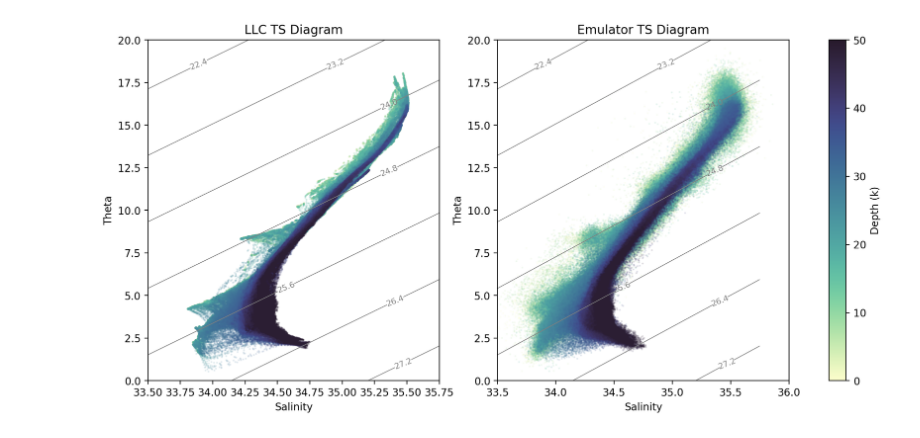
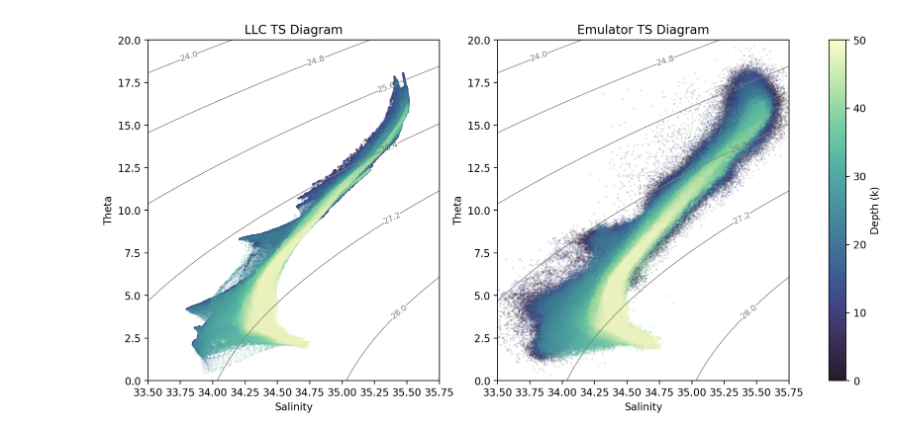
Before and after one commit to GHOpenonic/LLC_ocean_emulator, a Jupyter notebook: high_res_diagnostics/statistical_diagnostics/T-S.ipynb, the cells around one changed output. Cells and saved outputs as stored; diff of their text form; code cells hidden in the pictures.

```diff
--- a/high_res_diagnostics/statistical_diagnostics/T-S.ipynb
+++ b/high_res_diagnostics/statistical_diagnostics/T-S.ipynb
@@ -15,12 +35,13 @@ emulator_path = '/orcd/data/abodner/002/cody/inference_patch/predictions/2026-03
 emulator_patch_full = xr.open_dataset(emulator_path, consolidated=True)
 #emulator_patch_full = xr.open_dataset(llc_path, consolidated=True)
 # %%
-extent = 3
-llc_patch = llc_patch_full.isel(time=slice(9216, 9216 + extent))
-emulator_patch = emulator_patch_full.isel(time=slice(0, extent))
+extent = 1
+start_offset=0
+llc_patch = llc_patch_full.isel(time=slice(start_offset+9216, start_offset+9216 + extent))
+emulator_patch = emulator_patch_full.isel(time=slice(start_offset+0, extent + start_offset))
 # %%
-Theta_hist_llc = llc_patch.Theta.stack(vals=['time','i','j']).values[:,::100]
-Theta_hist_emulator = emulator_patch.Theta.stack(vals=['time','lon','lat']).values[:,::100]
+Theta_hist_llc = llc_patch.Theta.stack(vals=['time','i','j']).values[:,::10]
+Theta_hist_emulator = emulator_patch.Theta.stack(vals=['time','lon','lat']).values[:,::10]
 
-Salt_hist_llc = llc_patch.Salt.stack(vals=['time','i','j']).values[:,::100]
-Salt_hist_emulator = emulator_patch.Salt.stack(vals=['time','lon','lat']).values[:,::100]
+Salt_hist_llc = llc_patch.Salt.stack(vals=['time','i','j']).values[:,::10]
+Salt_hist_emulator = emulator_patch.Salt.stack(vals=['time','lon','lat']).values[:,::10]
@@ -73,47 +48,43 @@ plt.show()
 # %%
+
 # generate TS grid
 T = np.linspace(0,20,100)
 S = np.linspace(33.5,35.75,100)
 Sg, Tg = np.meshgrid(S,T)
 
-# compute potential density - 1000 (linear EOS approximation)
-rho0 = 1025.0
-alpha = 2e-4
-beta = 7.4e-4
-T_ref = 10.0
-S_ref = 35.0
-
-sigma = rho0 * (1 - alpha * (Tg - T_ref) + beta * (Sg - S_ref)) - 1000
+sigma = gsw.sigma0(Sg,Tg)
 
 fig, (ax1, ax2) = plt.subplots(1, 2, figsize=(14, 6), dpi=200)
 
 # LLC TS diagram
 cs1 = ax1.contour(Sg, Tg, sigma, colors='grey', linewidths=0.7)
 ax1.clabel(cs1, inline=1, fontsize=8, fmt="%.1f")
 for k in range(len(Salt_hist_llc)):
     ax1.scatter(Salt_hist_llc[k], Theta_hist_llc[k],
-                c=[cmocean.cm.deep(k/len(Salt_hist_llc))], s=1, alpha=0.1)
+                c=[cmocean.cm.deep_r(k/len(Salt_hist_llc))], s=1, alpha=0.1)
 ax1.set_xlabel("Salinity")
 ax1.set_ylabel("Theta")
 ax1.set_title("LLC TS Diagram")
 
 # Emulator TS diagram
 cs2 = ax2.contour(Sg, Tg, sigma, colors='grey', linewidths=0.7)
 ax2.clabel(cs2, inline=1, fontsize=8, fmt="%.1f")
 for k in range(len(Salt_hist_emulator)):
     ax2.scatter(Salt_hist_emulator[k], Theta_hist_emulator[k],
-                c=[cmocean.cm.deep(k/len(Salt_hist_emulator))], s=1, alpha=0.1)
+                c=[cmocean.cm.deep_r(k/len(Salt_hist_emulator))], s=1, alpha=0.1)
 ax2.set_xlabel("Salinity")
 ax2.set_ylabel("Theta")
 ax2.set_title("Emulator TS Diagram")
-ax2.set_xlim(33.5,36)
+ax2.set_xlim(33.5,35.75)
 
 # Shared depth colorbar
-sm = plt.cm.ScalarMappable(cmap=cmocean.cm.deep, norm=plt.Normalize(vmin=0, vmax=len(Salt_hist_llc)-1))
+sm = plt.cm.ScalarMappable(cmap=cmocean.cm.deep_r, norm=plt.Normalize(vmin=0, vmax=len(Salt_hist_llc)-1))
 sm.set_array([])
 plt.colorbar(sm, ax=[ax1, ax2], label='Depth (k)')
 
 #plt.tight_layout()
+plt.savefig('figs/TS/LLC_vs_Emulator_TS,t=0.png')
 plt.show()
+#plt.close()
 # %% [output]
-[figure, old version]
+[figure, new version]
```
Also changed, not shown: parts of 8 cells of this notebook, 1 other file.
